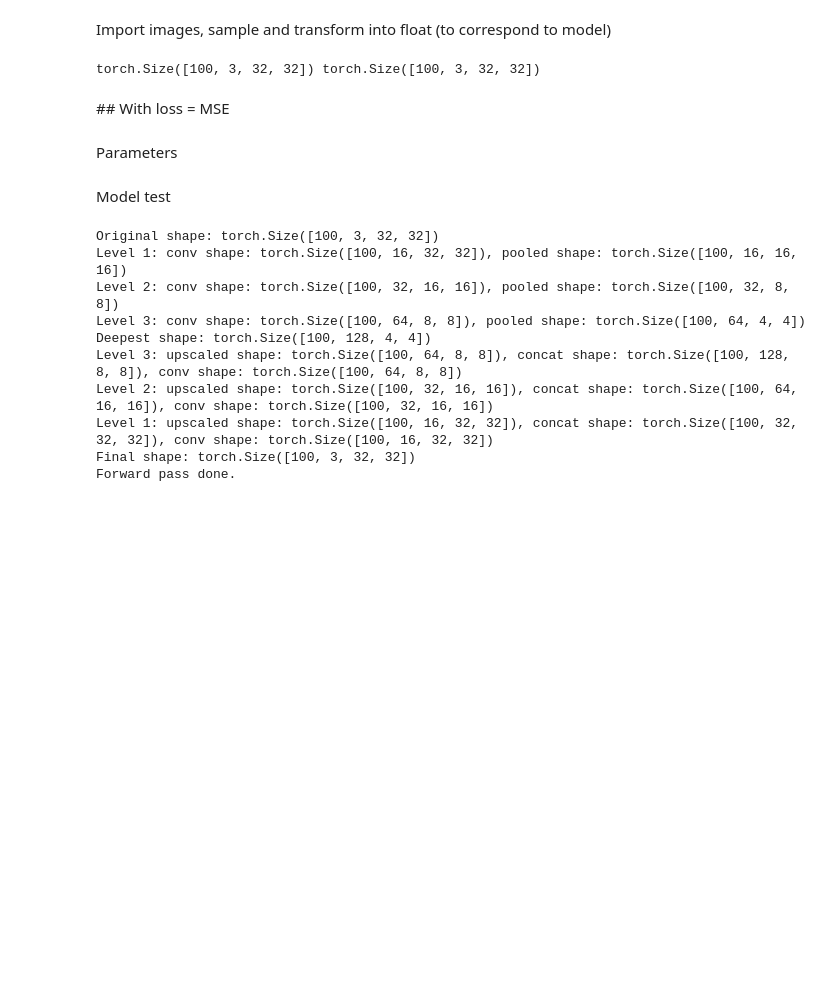
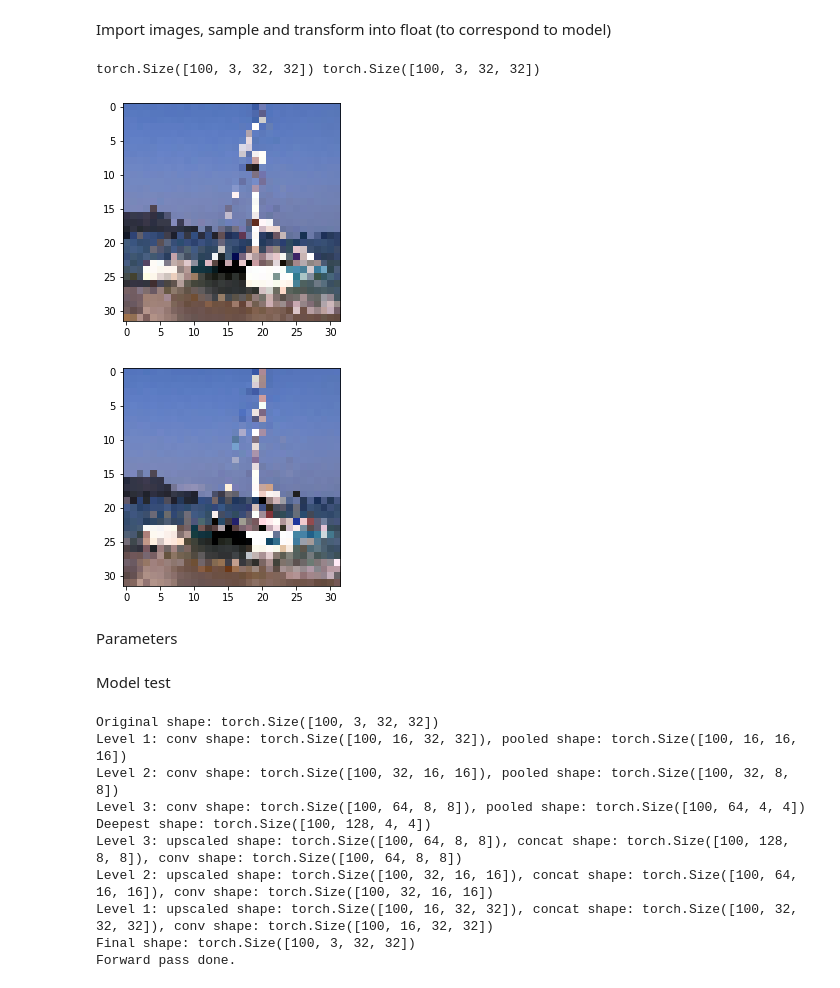
Before and after one commit to ghaeflig/Deep-learning-project, a Jupyter notebook: Miniproject_1/test_model.ipynb, the cells around one changed output. Saved outputs shown, nothing was run; the diff lists cells and outputs as text; code cells hidden in the pictures; blank space fills up the shorter version.

```diff
--- a/Miniproject_1/test_model.ipynb
+++ b/Miniproject_1/test_model.ipynb
@@ -16,8 +16,16 @@ img_samples_1, img_samples_2 = noisy_imgs_1[:100], noisy_imgs_2[:100]
 print(img_samples_1.shape, img_samples_2.shape)
 # %% [output]
 torch.Size([100, 3, 32, 32]) torch.Size([100, 3, 32, 32])
-# %% [markdown]
-## With loss = MSE
+# %%
+import matplotlib.pyplot as plt
+idx = 60
+plt.imshow(img_samples_1[idx,:,:,:].permute(1,2,0))
+plt.show()
+plt.imshow(img_samples_2[idx,:,:,:].permute(1,2,0))
+plt.show()
+# %% [output]
+[figure, added]
+[figure, added]
 # %% [markdown]
 Parameters
 # %%
```
Also changed, not shown: parts of 7 cells of this notebook, 1 other file.
